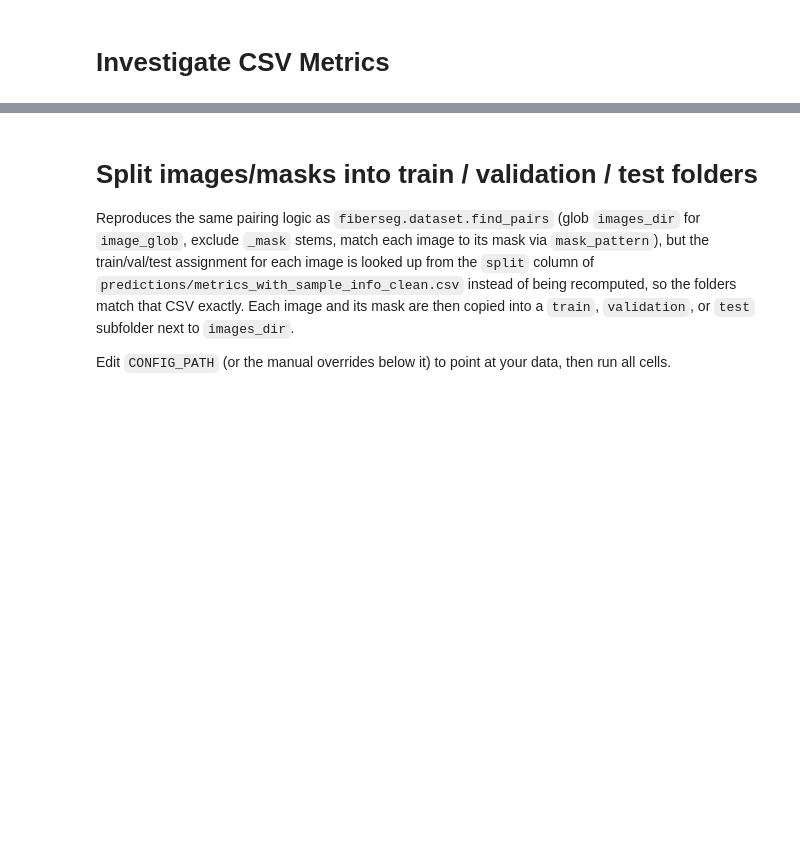
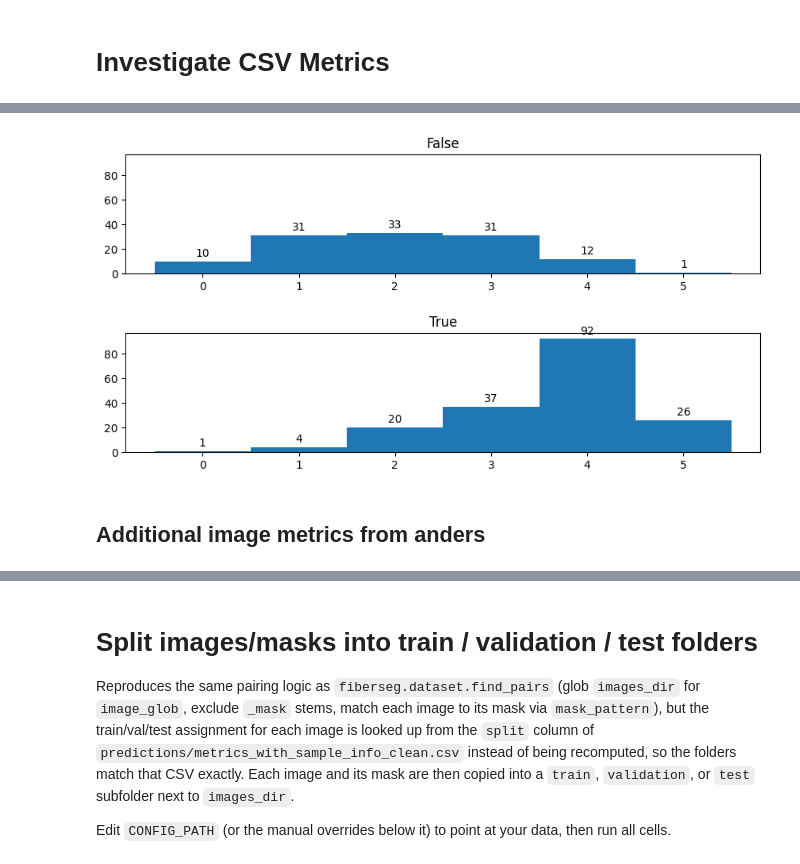
Before and after one commit to sigurdsfs/fiber_unet_trainer, a Jupyter notebook: notebooks/investigate_image_metrics.ipynb, the cells around one changed output, grey strips where cells are left out. Cells and saved outputs as stored; diff of their text form; code cells hidden in the pictures; blank space fills up the shorter version.

```diff
--- a/notebooks/investigate_image_metrics.ipynb
+++ b/notebooks/investigate_image_metrics.ipynb
@@ -14 +19,12 @@ IMG_EXTENSIONS = {".tif", ".tiff", ".png", ".jpg", ".jpeg", ".bmp"}
+# %%
+axes = df.hist(column="mask_quality", by="asbestos", figsize=(10, 5),
+               layout=(2, 1), sharey=True, xrot=0, bins = np.arange(-0.5, 6.5, 1))
+
+for ax in np.ravel(axes):          # flatten in case layout is 2D
+    for container in ax.containers:
+        ax.bar_label(container, fmt="%d", padding=2)
+# %% [output]
+[figure, added]
+# %% [markdown]
+## Additional image metrics from anders
 # %%
```
Also changed, not shown: parts of 21 cells of this notebook, 33 other files.
